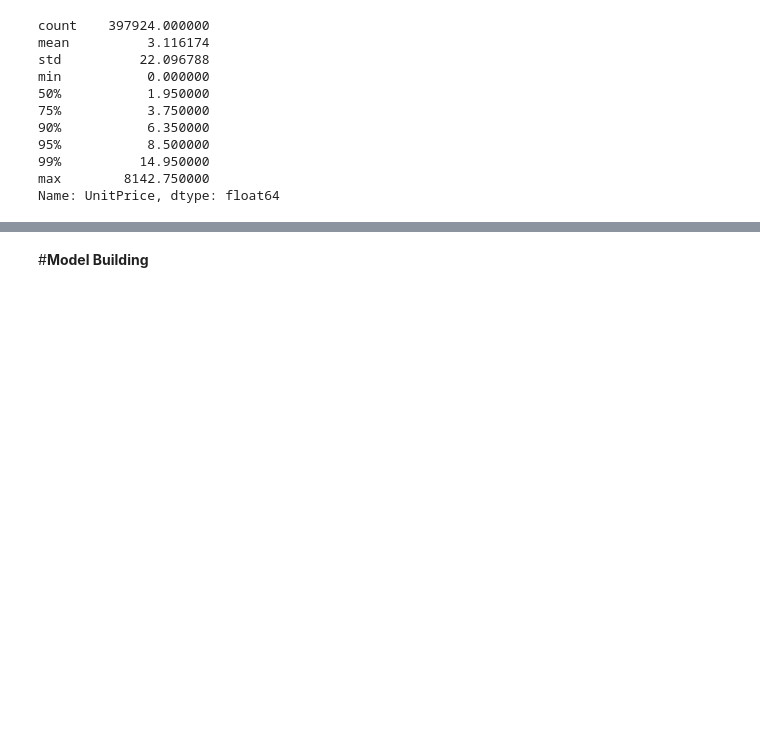
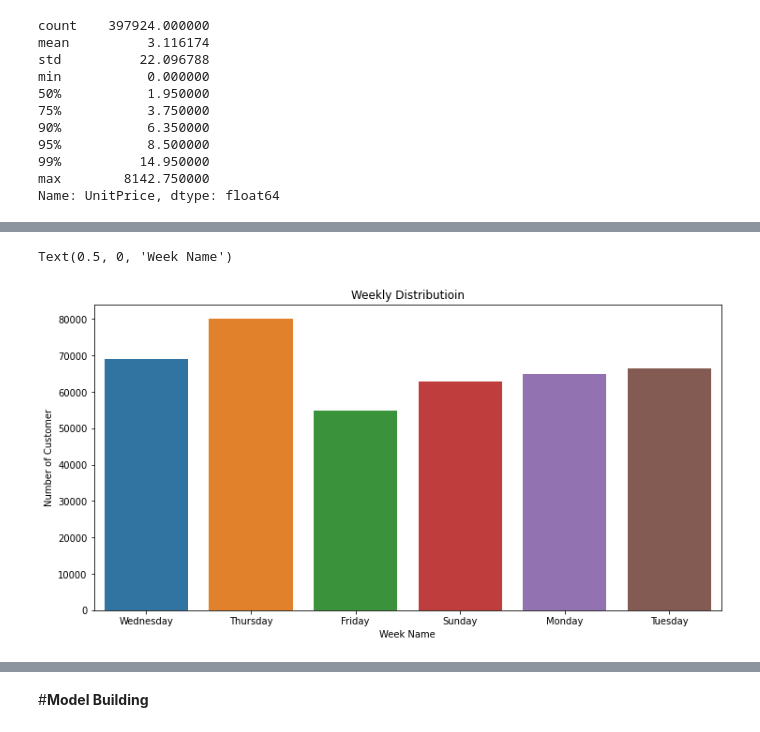
Before and after one commit to Mmbsaksd/Customer-segmentation, a Jupyter notebook: Customer_Segmentation.ipynb, the cells around one changed output, grey strips where cells are left out. Cells and saved outputs as stored; diff of their text form; code cells hidden in the pictures; blank space fills up the shorter version.

```diff
--- a/Customer_Segmentation.ipynb
+++ b/Customer_Segmentation.ipynb
@@ -411,0 +429,10 @@ Name: UnitPrice, dtype: float64
+# %%
+#Plotting the distribution of weeks
+plt.figure(figsize=(12,6))
+plt.title('Weekly Distributioin')
+sns.countplot(x='WeekDay', data=df)
+plt.ylabel('Number of Customer')
+plt.xlabel('Week Name')
+# %% [output]
+Text(0.5, 0, 'Week Name')
+[figure, added]
```
Also changed, not shown: parts of 4 cells of this notebook.
